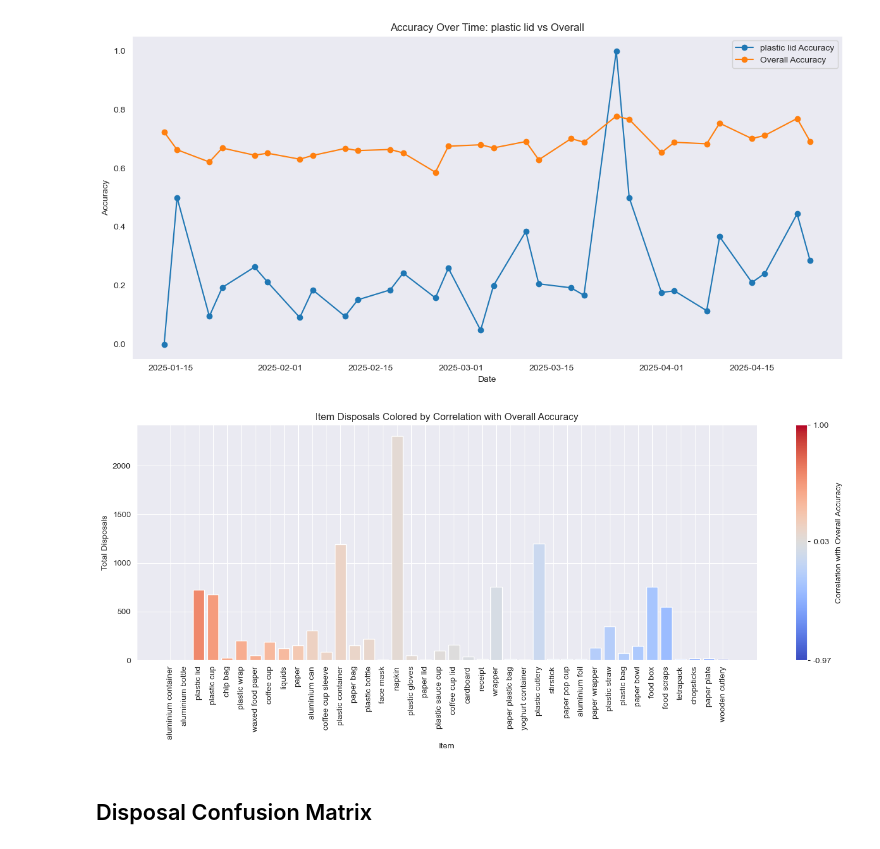
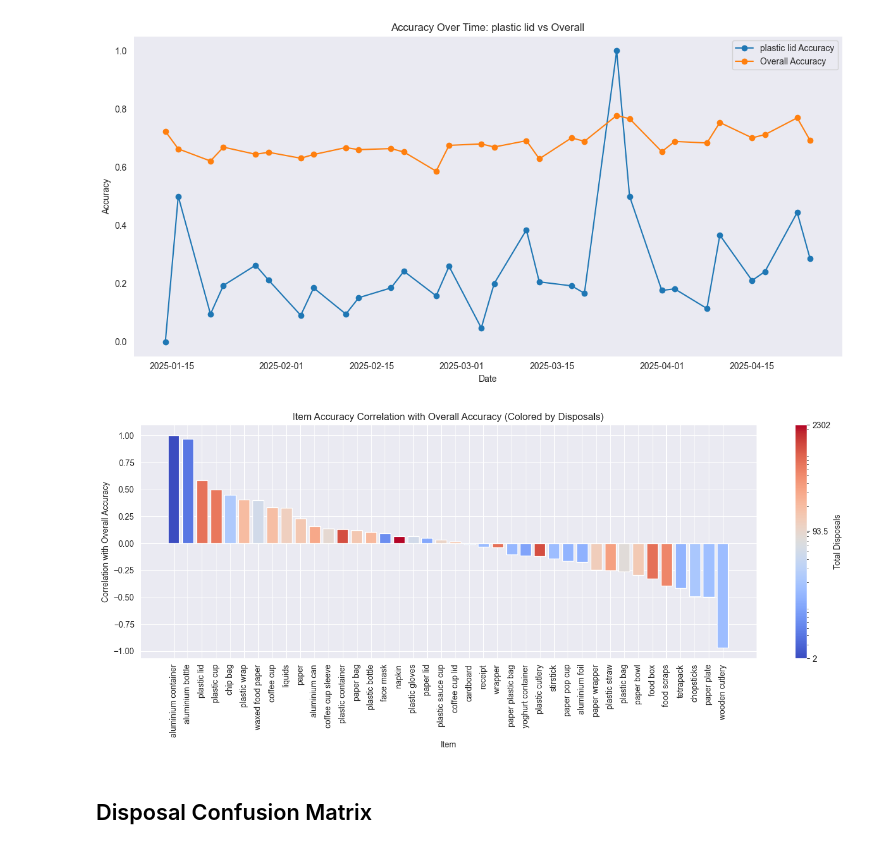
Before and after one commit to bps78/Oscar-Research-Project, a Jupyter notebook: oscar_project.ipynb, the cells around one changed output. Drawn from its saved outputs; the diff is of its cells as text; code cells hidden in the pictures.

```diff
--- a/oscar_project.ipynb
+++ b/oscar_project.ipynb
@@ -134,0 +153,28 @@ plt.show()
+# %%
+disposals['Date'] = pd.to_datetime(disposals['Date'])
+disposals = disposals.sort_values('Date')
+
+# Group by date and get daily sums
+daily = disposals.groupby(['Date', 'Bin']).agg({'Disposals': 'sum', 'Contaminants': 'sum'}).reset_index()
+
+# Calculate cumulative sums
+daily['Cumulative Disposals'] = daily['Disposals'].cumsum()
+daily['Cumulative Contaminants'] = daily['Contaminants'].cumsum()
+
+# Calculate cumulative accuracy
+daily['Cumulative Accuracy'] = 1 - (daily['Cumulative Contaminants'] / daily['Cumulative Disposals'])
+
+daily = daily[4:]
+
+daily_garbage = daily[daily['Bin'] == 'Trash']
+daily_recycling = daily[daily['Bin'] == 'Recycling']
+
+plt.figure(figsize=(12, 6))
+plt.plot(daily_garbage['Date'], daily_garbage['Cumulative Accuracy'], marker='o', label='Cumulative Accuracy (Trash)')
+plt.plot(daily_recycling['Date'], daily_recycling['Cumulative Accuracy'], marker='o', label='Cumulative Accuracy (Recycling)')
+plt.title('Cumulative Overall Accuracy Over Time')
+plt.xlabel('Date')
+plt.ylabel('Accuracy')
+plt.legend()
+plt.tight_layout()
+plt.show()
@@ -388,37 +478,38 @@ plt.show()
 # %%
 summary = item_daily.groupby('Item').agg({
     'Correlation': 'first',
     'Disposals': 'sum'
 }).reset_index()
 
 # Drop rows where correlation is 0 or NaN
 summary = summary[(summary['Correlation'] != 0) & (~summary['Correlation'].isna())]
 
 # Sort by correlation
 summary = summary.sort_values('Correlation', ascending=False)
 
 # Normalize disposals for colormap
-norm = plt.Normalize(vmin=summary['Correlation'].min(), vmax=summary['Correlation'].max())
+norm = LogNorm(vmin=summary['Disposals'].min(), vmax=summary['Disposals'].max())
 cmap = plt.cm.coolwarm
-colors = cmap(norm(summary['Correlation']))
+colors = cmap(norm(summary['Disposals']))
+
 
 fig, ax = plt.subplots(figsize=(14, 6))
-bars = ax.bar(summary['Item'], summary['Disposals'], color=colors)
+bars = ax.bar(summary['Item'], summary['Correlation'], color=colors)
 ax.set_xticks(range(len(summary['Item'])))
 ax.set_xticklabels(summary['Item'], rotation=90)
 ax.set_xlabel('Item')
-ax.set_ylabel('Total Disposals')
-ax.set_title('Item Disposals Colored by Correlation with Overall Accuracy')
+ax.set_ylabel('Correlation with Overall Accuracy')
+ax.set_title('Item Accuracy Correlation with Overall Accuracy (Colored by Disposals)')
 
 sm = plt.cm.ScalarMappable(cmap=cmap, norm=norm)
 sm.set_array([])
-cbar = fig.colorbar(sm, label='Correlation with Overall Accuracy', ax=ax)
-cbar.set_ticks([summary['Correlation'].min(), summary['Correlation'].median(), summary['Correlation'].max()])
-cbar.set_ticklabels([f"{summary['Correlation'].min():.2f}", f"{summary['Correlation'].median():.2f}", f"{summary['Correlation'].max():.2f}"])
+cbar = fig.colorbar(sm, label='Total Disposals', ax=ax)
+cbar.set_ticks([summary['Disposals'].min(), summary['Disposals'].median(), summary['Disposals'].max()])
+cbar.set_ticklabels([summary['Disposals'].min(), summary['Disposals'].median(), summary['Disposals'].max()])
 
 plt.tight_layout()
 plt.show()
 # %% [output]
-[figure, old version]
+[figure, new version]
 # %% [markdown]
 ## Disposal Confusion Matrix
```
Also changed, not shown: parts of 11 cells of this notebook.
